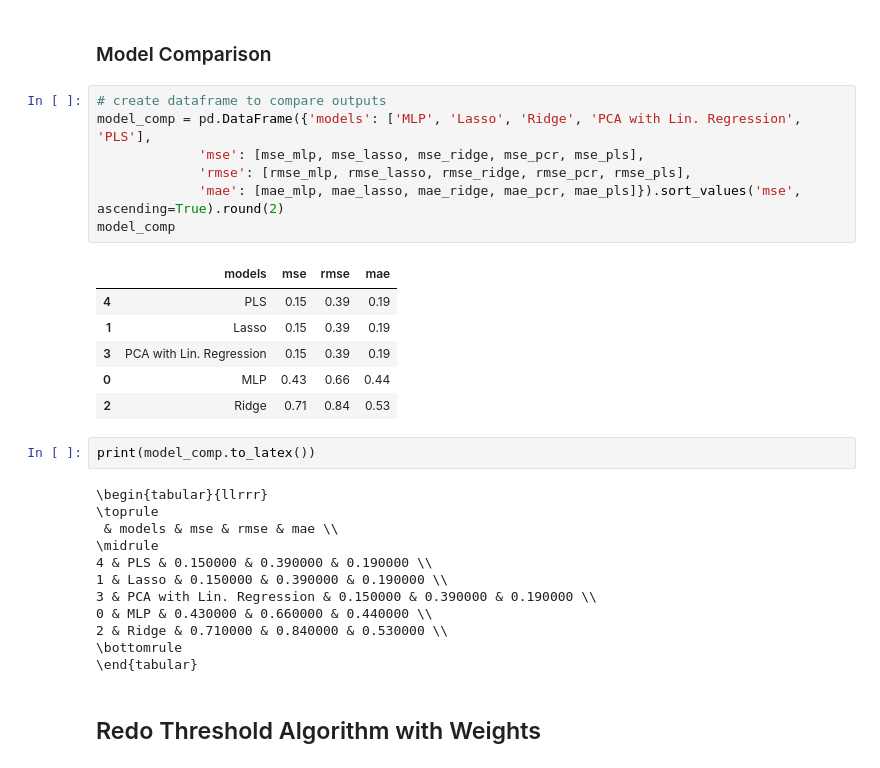
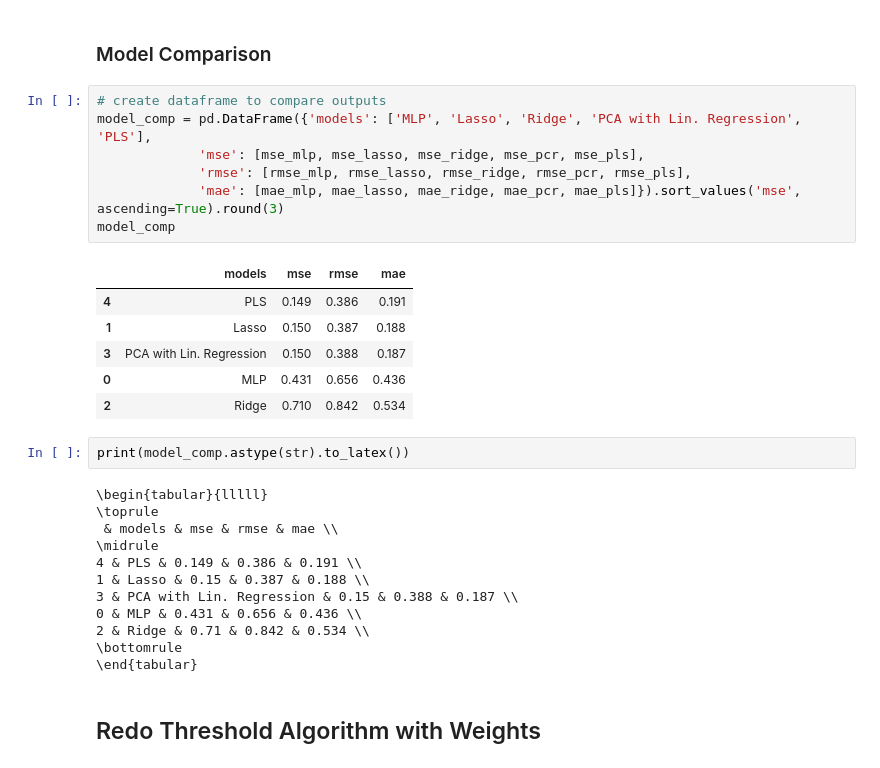
Before and after one commit to rbatra2000/info6850networks, a Jupyter notebook: main.ipynb, the cells around one changed output. Cells and saved outputs as stored; diff of their text form.

```diff
--- a/main.ipynb
+++ b/main.ipynb
@@ -1372,29 +1380,29 @@ Root Mean Squared Error: 0.3859913184279673
 # %%
 # create dataframe to compare outputs
 model_comp = pd.DataFrame({'models': ['MLP', 'Lasso', 'Ridge', 'PCA with Lin. Regression', 'PLS'],
              'mse': [mse_mlp, mse_lasso, mse_ridge, mse_pcr, mse_pls],
              'rmse': [rmse_mlp, rmse_lasso, rmse_ridge, rmse_pcr, rmse_pls],
-             'mae': [mae_mlp, mae_lasso, mae_ridge, mae_pcr, mae_pls]}).sort_values('mse', ascending=True).round(2)
+             'mae': [mae_mlp, mae_lasso, mae_ridge, mae_pcr, mae_pls]}).sort_values('mse', ascending=True).round(3)
 model_comp
 # %% [output]
 |  | models | mse | rmse | mae |
-| 4 | PLS | 0.15 | 0.39 | 0.19 |
-| 1 | Lasso | 0.15 | 0.39 | 0.19 |
-| 3 | PCA with Lin. Regression | 0.15 | 0.39 | 0.19 |
-| 0 | MLP | 0.43 | 0.66 | 0.44 |
-| 2 | Ridge | 0.71 | 0.84 | 0.53 |
+| 4 | PLS | 0.149 | 0.386 | 0.191 |
+| 1 | Lasso | 0.150 | 0.387 | 0.188 |
+| 3 | PCA with Lin. Regression | 0.150 | 0.388 | 0.187 |
+| 0 | MLP | 0.431 | 0.656 | 0.436 |
+| 2 | Ridge | 0.710 | 0.842 | 0.534 |
 # %%
-print(model_comp.to_latex())
+print(model_comp.astype(str).to_latex())
 # %% [output]
-\begin{tabular}{llrrr}
+\begin{tabular}{lllll}
 \toprule
  & models & mse & rmse & mae \\
 \midrule
-4 & PLS & 0.150000 & 0.390000 & 0.190000 \\
-1 & Lasso & 0.150000 & 0.390000 & 0.190000 \\
-3 & PCA with Lin. Regression & 0.150000 & 0.390000 & 0.190000 \\
-0 & MLP & 0.430000 & 0.660000 & 0.440000 \\
-2 & Ridge & 0.710000 & 0.840000 & 0.530000 \\
+4 & PLS & 0.149 & 0.386 & 0.191 \\
+1 & Lasso & 0.15 & 0.387 & 0.188 \\
+3 & PCA with Lin. Regression & 0.15 & 0.388 & 0.187 \\
+0 & MLP & 0.431 & 0.656 & 0.436 \\
+2 & Ridge & 0.71 & 0.842 & 0.534 \\
 \bottomrule
 \end{tabular}
 # %% [markdown]
```
Also changed, not shown: parts of 6 cells of this notebook, 17 other files.
